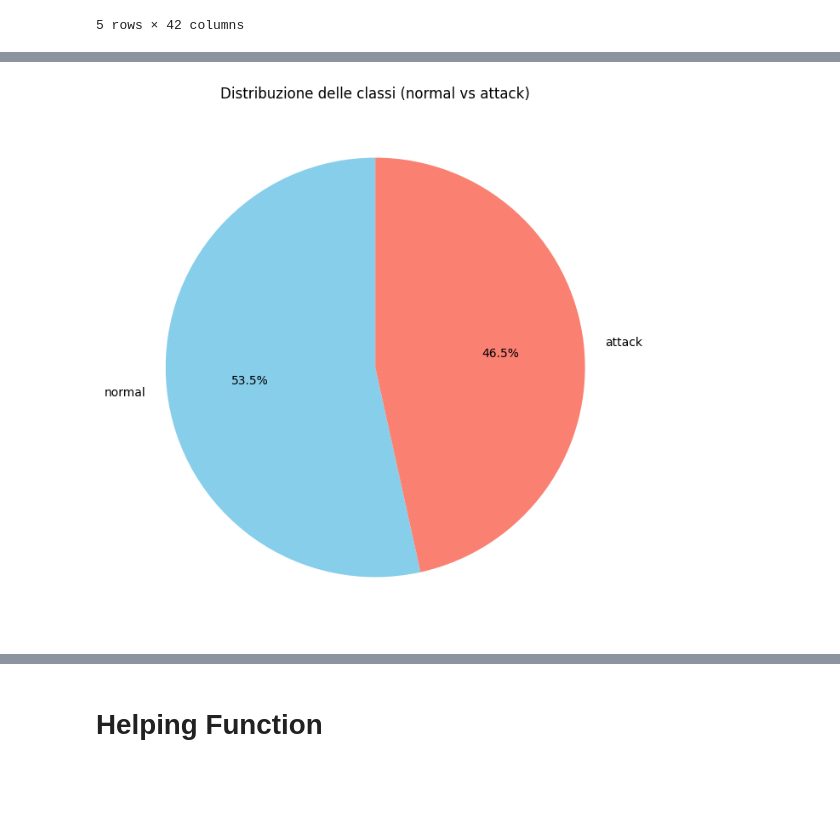
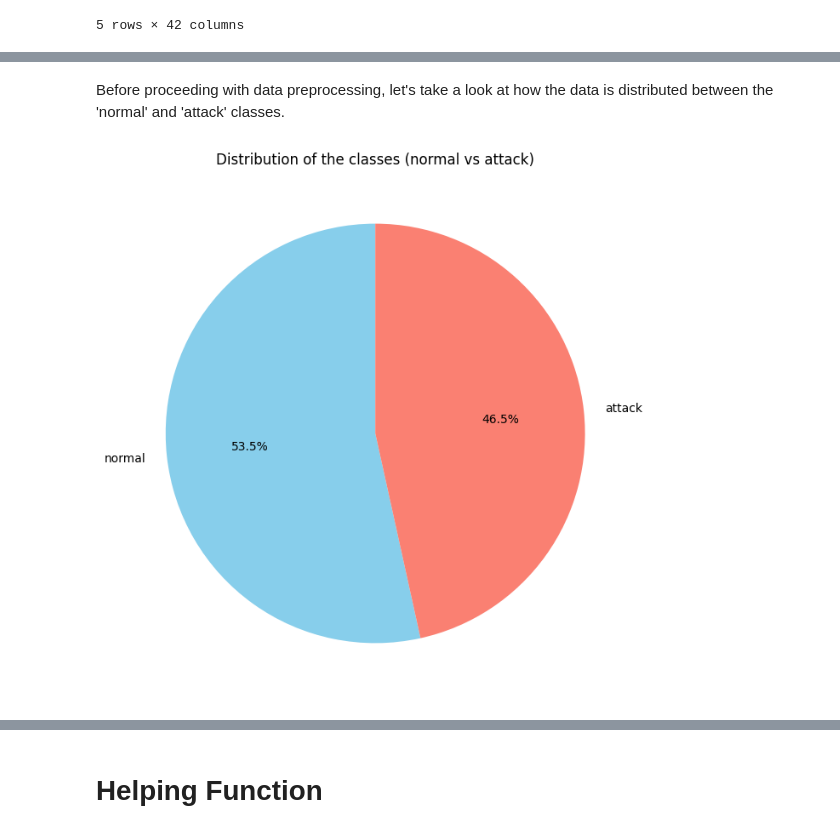
Before and after one commit to MartorelliLuca/IntrusionDetectionML, a Jupyter notebook: IntrusionDetectionProject.ipynb, the cells around one changed output, grey strips where cells are left out. Cells and saved outputs as stored; diff of their text form; code cells hidden in the pictures; blank space fills up the shorter version.

Commit message:
Update notebook
- Added better description
- Added validation split
- Added tuning for KNN classifier

Co-Authored-By: Luca Martorelli <92364829+MartorelliLuca@users.noreply.github.com>

```diff
--- a/IntrusionDetectionProject.ipynb
+++ b/IntrusionDetectionProject.ipynb
@@ -85,17 +82,14 @@ memory usage: 40.4+ MB
+# %% [markdown]
+Before proceeding with data preprocessing, let's take a look at how the data is distributed between the 'normal' and 'attack' classes.
 # %%
-# Creare i dati per il grafico a torta
+# Creating data to plot
 class_counts = df['label'].value_counts()
-
-# Creare i dati per il grafico a torta
-class_counts = df['label'].value_counts()
-
-# Grafico a torta senza spazi
 plt.figure(figsize=(8, 8))
 class_counts.plot.pie(autopct='%1.1f%%', labels=class_counts.index, colors=['skyblue', 'salmon'], startangle=90)
-plt.title("Distribuzione delle classi (normal vs attack)")
-plt.ylabel("")  # Rimuove l'etichetta dell'asse y
+plt.title("Distribution of the classes (normal vs attack)")
+plt.ylabel("")
 plt.show()
 # %% [output]
-[figure, old version]
+[figure, new version]
 # %%
 plt.figure(figsize=(16, 6))
```
Also changed, not shown: parts of 20 cells of this notebook.
